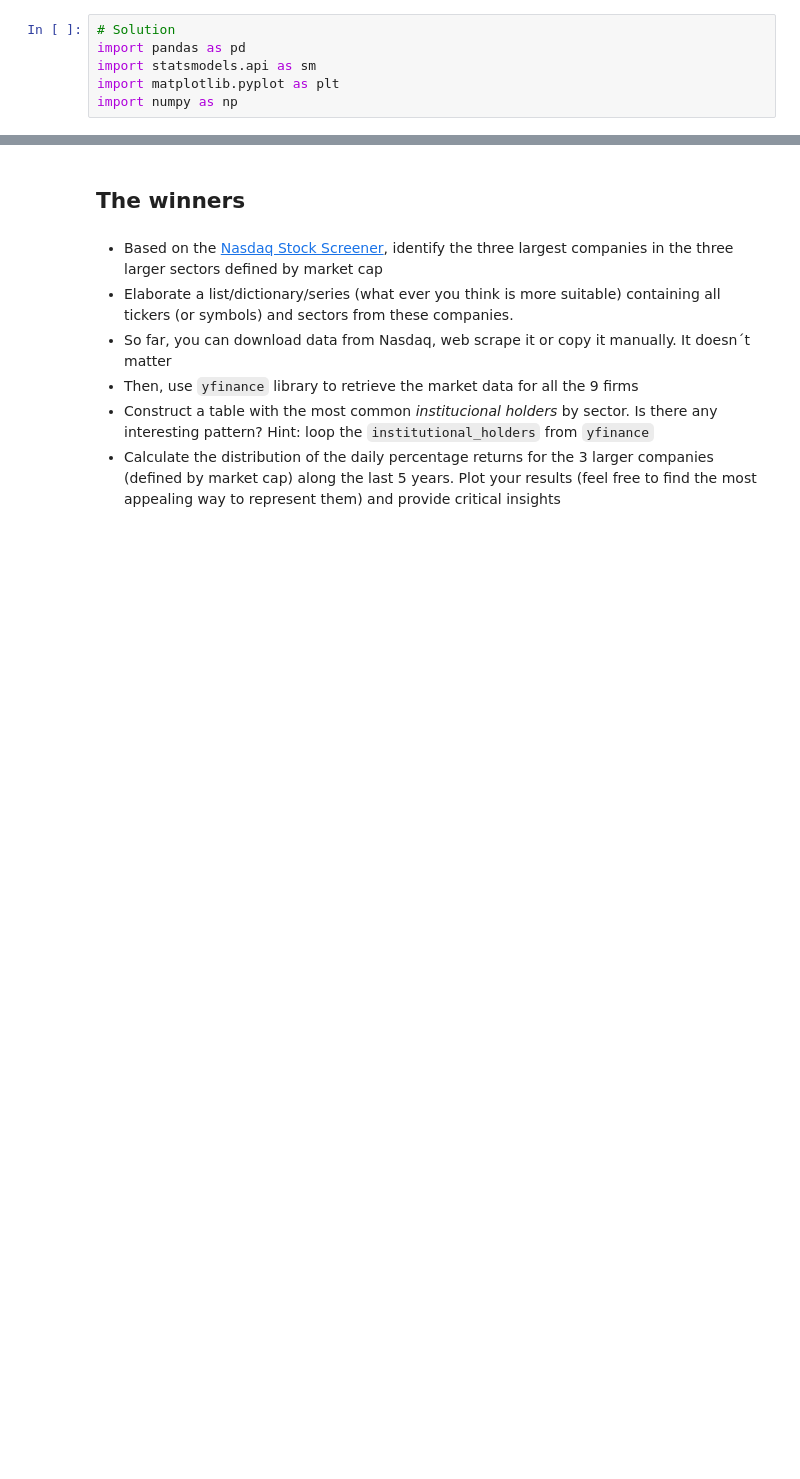
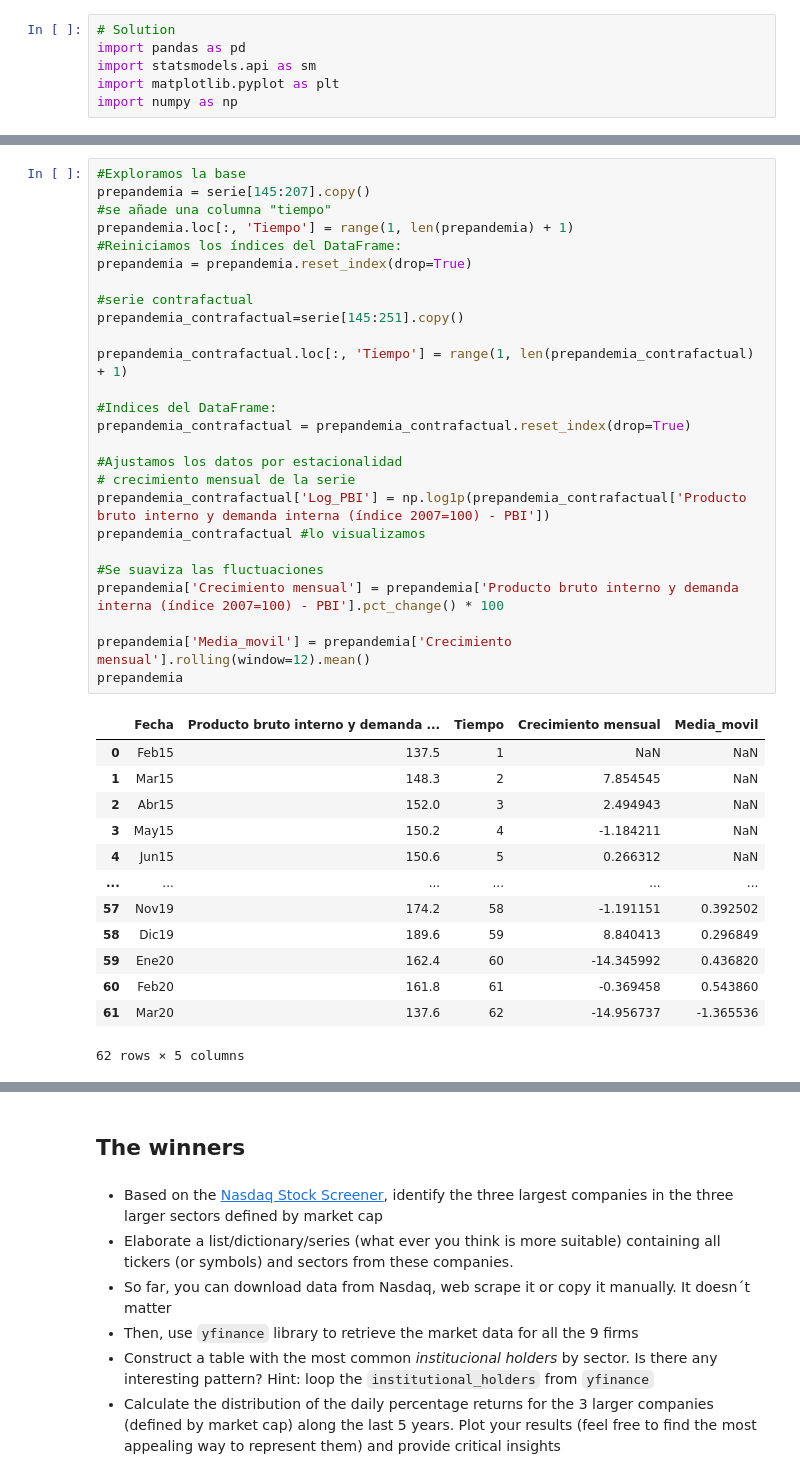
Before and after one commit to qlab-intro-python/tarea-4-tarea_luis-cahuana, a Jupyter notebook: tarea_4_plantilla.ipynb, the cells around one changed output, grey strips where cells are left out. Drawn from its saved outputs; the diff is of its cells as text; blank space fills up the shorter version.

```diff
--- a/tarea_4_plantilla.ipynb
+++ b/tarea_4_plantilla.ipynb
@@ -92,0 +111,40 @@ URLError: <urlopen error [SSL: CERTIFICATE_VERIFY_FAILED] certificate verify fai
+# %%
+#Exploramos la base
+prepandemia = serie[145:207].copy()
+#se añade una columna "tiempo"
+prepandemia.loc[:, 'Tiempo'] = range(1, len(prepandemia) + 1)
+#Reiniciamos los índices del DataFrame:
+prepandemia = prepandemia.reset_index(drop=True)
+
+#serie contrafactual
+prepandemia_contrafactual=serie[145:251].copy()
+
+prepandemia_contrafactual.loc[:, 'Tiempo'] = range(1, len(prepandemia_contrafactual) + 1)
+
+#Indices del DataFrame:
+prepandemia_contrafactual = prepandemia_contrafactual.reset_index(drop=True)
+
+#Ajustamos los datos por estacionalidad
+# crecimiento mensual de la serie
+prepandemia_contrafactual['Log_PBI'] = np.log1p(prepandemia_contrafactual['Producto bruto interno y demanda interna (índice 2007=100) - PBI'])
+prepandemia_contrafactual #lo visualizamos
+
+#Se suaviza las fluctuaciones
+prepandemia['Crecimiento mensual'] = prepandemia['Producto bruto interno y demanda interna (índice 2007=100) - PBI'].pct_change() * 100
+
+prepandemia['Media_movil'] = prepandemia['Crecimiento mensual'].rolling(window=12).mean()
+prepandemia
+# %% [output]
+|  | Fecha | Producto bruto interno y demanda ... | Tiempo | Crecimiento mensual | Media_movil |
+| 0 | Feb15 | 137.5 | 1 | NaN | NaN |
+| 1 | Mar15 | 148.3 | 2 | 7.854545 | NaN |
+| 2 | Abr15 | 152.0 | 3 | 2.494943 | NaN |
+| 3 | May15 | 150.2 | 4 | -1.184211 | NaN |
+| 4 | Jun15 | 150.6 | 5 | 0.266312 | NaN |
+| ... | ... | ... | ... | ... | ... |
+| 57 | Nov19 | 174.2 | 58 | -1.191151 | 0.392502 |
+| 58 | Dic19 | 189.6 | 59 | 8.840413 | 0.296849 |
+| 59 | Ene20 | 162.4 | 60 | -14.345992 | 0.436820 |
+| 60 | Feb20 | 161.8 | 61 | -0.369458 | 0.543860 |
+| 61 | Mar20 | 137.6 | 62 | -14.956737 | -1.365536 |
+62 rows × 5 columns
```
Also changed, not shown: parts of 4 cells of this notebook.
